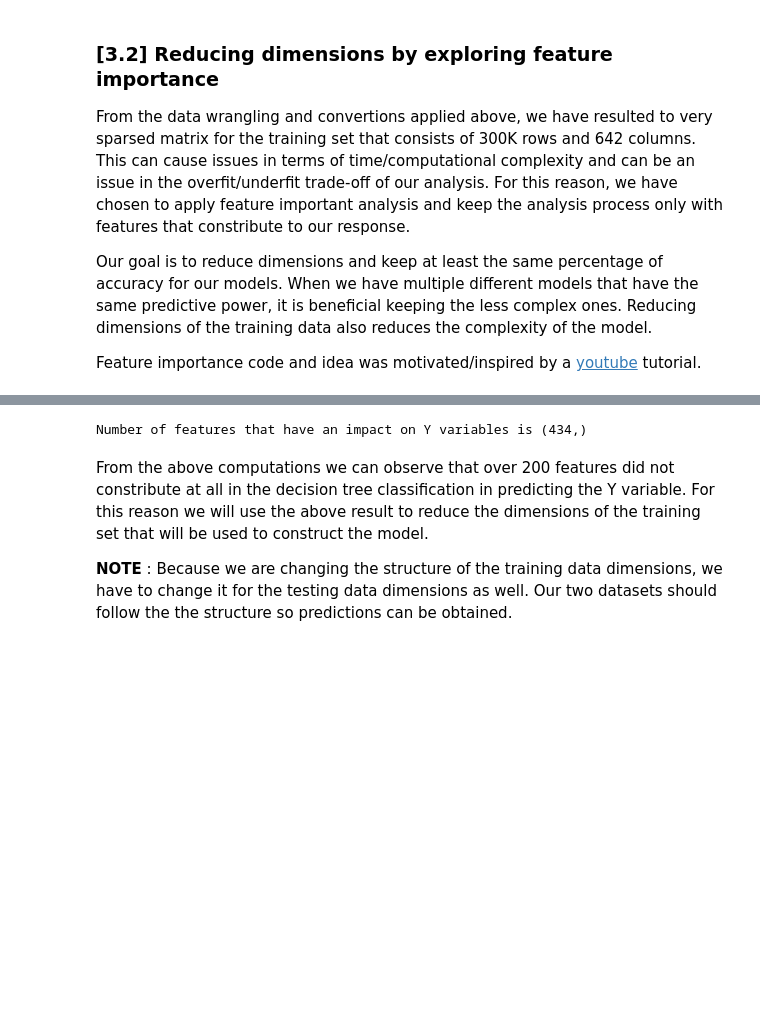
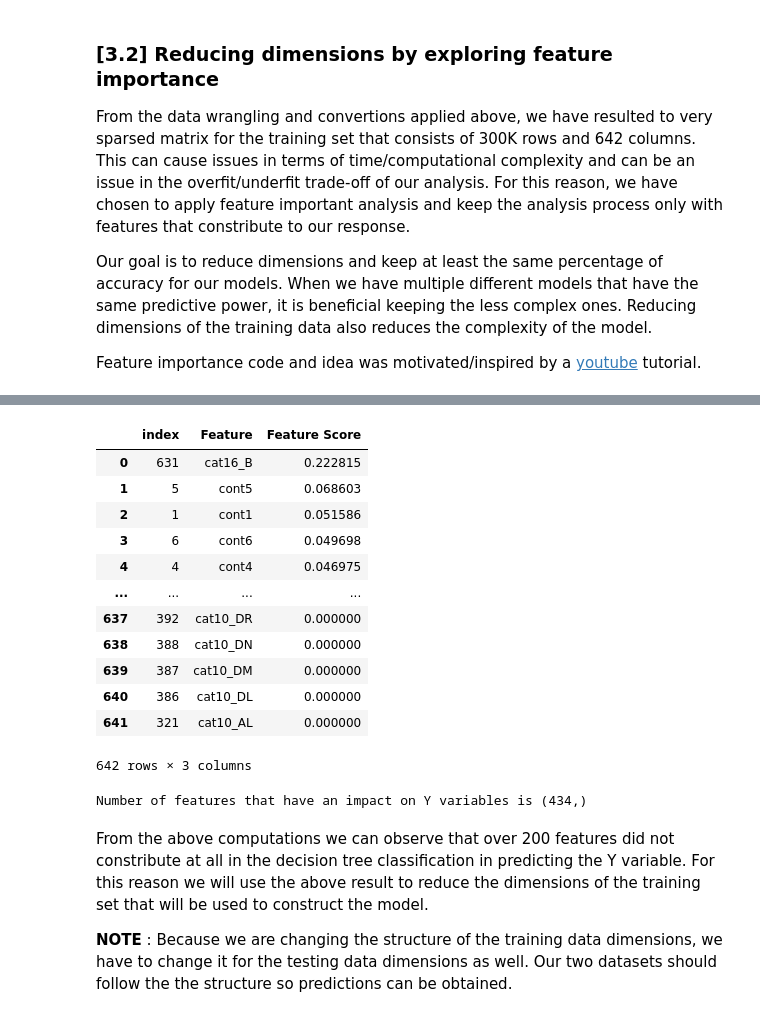
Before and after one commit to AMLoucas/ID5059-Project-2, a Jupyter notebook: Final-Markdown.ipynb, the cells around one changed output, grey strips where cells are left out. Cells and saved outputs as stored; diff of their text form; code cells hidden in the pictures; blank space fills up the shorter version.

```diff
--- a/Final-Markdown.ipynb
+++ b/Final-Markdown.ipynb
@@ -474,25 +501,41 @@ DecisionTreeClassifier(criterion='entropy', random_state=5059)
 # %%
 # Finding the features that are important.
 features = []
 feature_score = []
 # Appenind all scores in arrays to create a data frame.
 for i, column in enumerate(trainingX_data):
     features.append(column)
     feature_score.append(DT_feature_importance.feature_importances_[i])
 
 # Create a dataframe with these arrays.
 feature_score_df = zip(features, feature_score)
 feature_score_df = pd.DataFrame(feature_score_df, columns = ['Feature', 'Feature Score'])
 
 # Sort the data frame according to feature score.
 feature_score_df = feature_score_df.sort_values('Feature Score', ascending=False).reset_index()
-# Removing all features that 0 influence on the response.
-feature_keeping = feature_score_df[feature_score_df['Feature Score'] > 0.0]
-# Keeping the columns that we constribute to the result.
-feature_keeping = feature_keeping['Feature'].copy()
-print("Number of features that have an impact on Y variables is {}".format(feature_keeping.shape))
+feature_score_df
 # %% [output]
+|  | index | Feature | Feature Score |
+| 0 | 631 | cat16_B | 0.222815 |
+| 1 | 5 | cont5 | 0.068603 |
+| 2 | 1 | cont1 | 0.051586 |
+| 3 | 6 | cont6 | 0.049698 |
+| 4 | 4 | cont4 | 0.046975 |
+| ... | ... | ... | ... |
+| 637 | 392 | cat10_DR | 0.000000 |
+| 638 | 388 | cat10_DN | 0.000000 |
+| 639 | 387 | cat10_DM | 0.000000 |
+| 640 | 386 | cat10_DL | 0.000000 |
+| 641 | 321 | cat10_AL | 0.000000 |
-Number of features that have an impact on Y variables is (434,)
+642 rows × 3 columns
+# %%
+# Removing all features that 0 influence on the response.
+feature_keeping = feature_score_df[feature_score_df['Feature Score'] > 0.0]
+# Keeping the columns that we constribute to the result.
+feature_keeping = feature_keeping['Feature'].copy()
+print("Number of features that have an impact on Y variables is {}".format(feature_keeping.shape))
+# %% [output]
+Number of features that have an impact on Y variables is (434,)
 # %% [markdown]
 From the above computations we can observe that over 200 features did not constribute at all in the decision tree classification in predicting the Y variable. For this reason we will use the above result to reduce the dimensions of the training set that will be used to construct the model.
 
```
Also changed, not shown: parts of 122 cells of this notebook.
